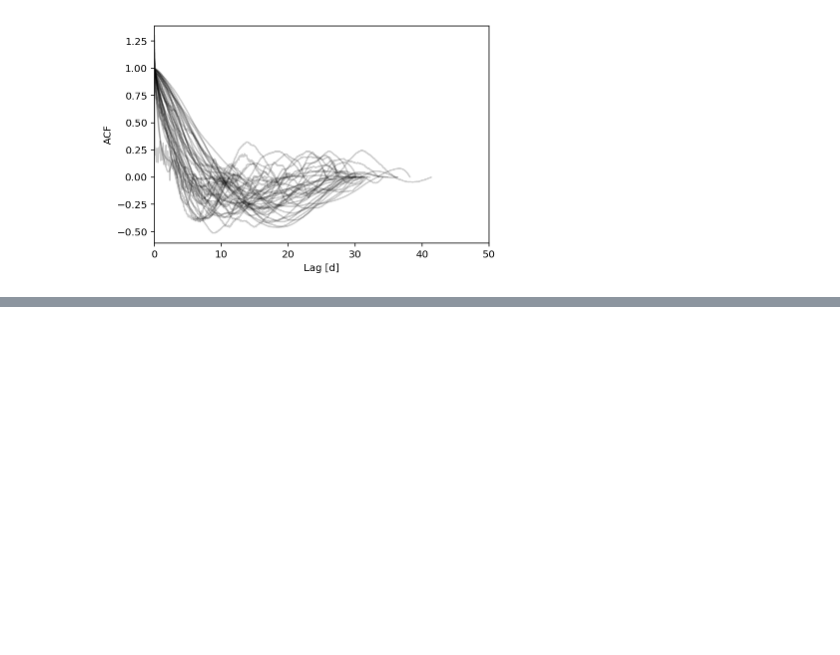
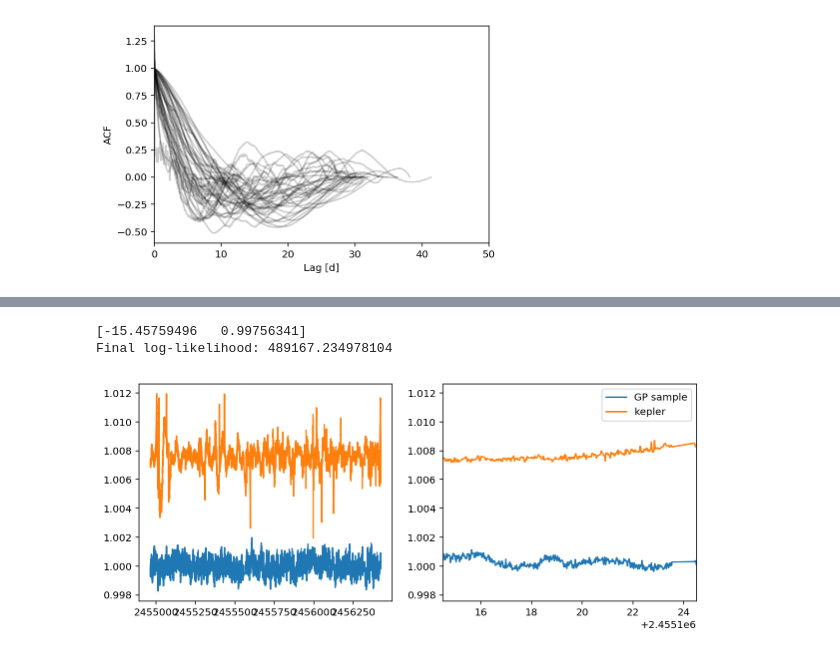
Before and after one commit to bmorris3/libra, a Jupyter notebook: notebooks/k62_acf.ipynb, the cells around one changed output, grey strips where cells are left out. Drawn from its saved outputs; the diff is of its cells as text; code cells hidden in the pictures; blank space fills up the shorter version.

Commit message:
adding white noise component

```diff
--- a/notebooks/k62_acf.ipynb
+++ b/notebooks/k62_acf.ipynb
@@ -176,0 +185,50 @@ Exponential term:  0.35424684032895115
+# %%
+from celerite import terms
+import celerite
+
+kernel = terms.JitterTerm(log_sigma=np.log(np.nanmedian(err)))
+kernel.freeze_parameter('log_sigma')
+kernel += terms.RealTerm(log_a=0, log_c=np.log(result))
+kernel.freeze_parameter('terms[1]:log_c')
+
+gp = celerite.GP(kernel, mean=1, fit_white_noise=True, fit_mean=True)
+gp.compute(time)
+
+# Define a cost function
+def neg_log_like(params, y, gp):
+    gp.set_parameter_vector(params)
+    return -gp.log_likelihood(y)
+
+def grad_neg_log_like(params, y, gp):
+    gp.set_parameter_vector(params)
+    return -gp.grad_log_likelihood(y)[1]
+
+from scipy.optimize import minimize
+
+# Fit for the maximum likelihood parameters
+initial_params = gp.get_parameter_vector()
+bounds = gp.get_parameter_bounds()
+soln = minimize(neg_log_like, initial_params, jac=grad_neg_log_like,
+                method="L-BFGS-B", bounds=bounds, args=(flux, gp))
+gp.set_parameter_vector(soln.x)
+print(soln.x)
+print("Final log-likelihood: {0}".format(-soln.fun))
+# %% [output]
+[-15.45759496   0.99756341]
+Final log-likelihood: 489167.234978104
+# %%
+fake_lc = gp.sample()
+
+fake_lc -= np.polyval(np.polyfit(time-time.mean(), fake_lc, 2), time-time.mean()) - 1
+
+fig, ax = plt.subplots(1, 2, figsize=(10, 4))
+ax[0].plot(time, fake_lc, label='GP sample')
+ax[0].plot(time, flux + 0.01, label='kepler')
+
+ax[1].plot(time, fake_lc, label='GP sample')
+ax[1].plot(time, flux + 0.01, label='kepler')
+ax[1].set_xlim([time.min()+150, time.min()+160])
+ax[1].legend()
+fig.savefig('k62_gp_sample.png', dpi=200, bbox_inches='tight')
+# %% [output]
+[figure, added]
```
Also changed, not shown: parts of 5 cells of this notebook.
